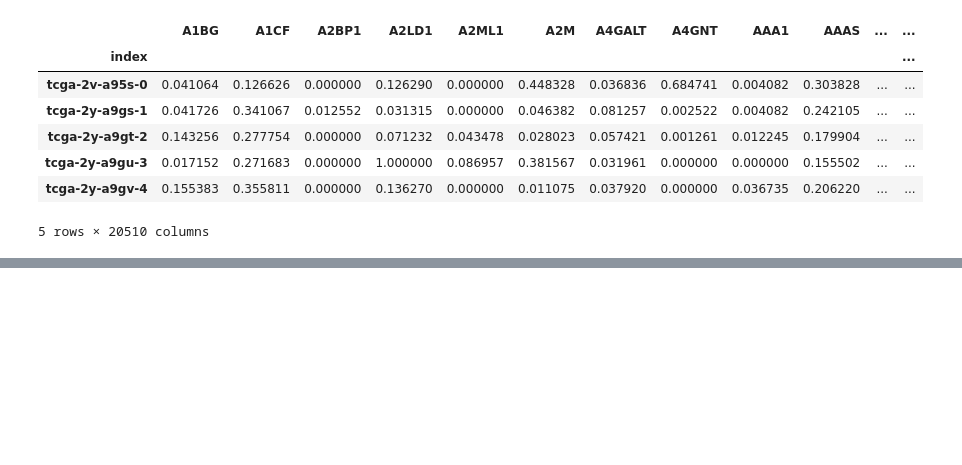
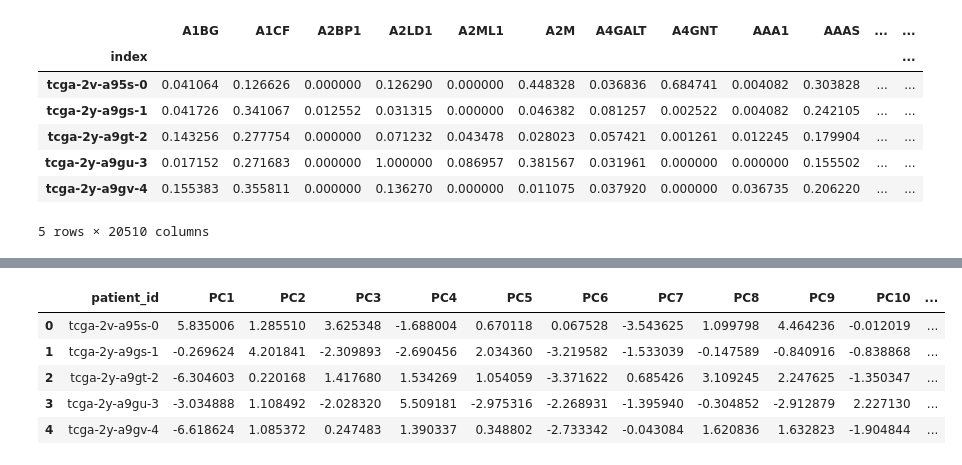
Before and after one commit to sohilsshah91/nyhais-tcga-series-kmeans, a Jupyter notebook: Hacknights_TCGA_MCCV_Sohil.ipynb, the cells around one changed output, grey strips where cells are left out. Cells and saved outputs as stored; diff of their text form; code cells hidden in the pictures; blank space fills up the shorter version.

```diff
--- a/Hacknights_TCGA_MCCV_Sohil.ipynb
+++ b/Hacknights_TCGA_MCCV_Sohil.ipynb
@@ -682,0 +226,20 @@ fig.show()
+# %%
+# Clustering Model building using KMeans and concatenating labels with the corresponding patient
+#from scipy import stats
+from sklearn.cluster import KMeans
+
+kmeans = KMeans(n_clusters=3, random_state=0).fit(principalDfConcat.set_index('index'))
+labels = kmeans.labels_
+
+#Glue back to original data
+principalDfConcat['clusters'] = labels
+
+principalDfConcat.columns= ['patient_id','PC1','PC2','PC3','PC4','PC5','PC6','PC7','PC8','PC9','PC10','clusters']
+principalDfConcat.head()
+# %% [output]
+|  | patient_id | PC1 | PC2 | PC3 | PC4 | PC5 | PC6 | PC7 | PC8 | PC9 | PC10 | ... |
+| 0 | tcga-2v-a95s-0 | 5.835006 | 1.285510 | 3.625348 | -1.688004 | 0.670118 | 0.067528 | -3.543625 | 1.099798 | 4.464236 | -0.012019 | ... |
+| 1 | tcga-2y-a9gs-1 | -0.269624 | 4.201841 | -2.309893 | -2.690456 | 2.034360 | -3.219582 | -1.533039 | -0.147589 | -0.840916 | -0.838868 | ... |
+| 2 | tcga-2y-a9gt-2 | -6.304603 | 0.220168 | 1.417680 | 1.534269 | 1.054059 | -3.371622 | 0.685426 | 3.109245 | 2.247625 | -1.350347 | ... |
+| 3 | tcga-2y-a9gu-3 | -3.034888 | 1.108492 | -2.028320 | 5.509181 | -2.975316 | -2.268931 | -1.395940 | -0.304852 | -2.912879 | 2.227130 | ... |
+| 4 | tcga-2y-a9gv-4 | -6.618624 | 1.085372 | 0.247483 | 1.390337 | 0.348802 | -2.733342 | -0.043084 | 1.620836 | 1.632823 | -1.904844 | ... |
```
Also changed, not shown: parts of 48 cells of this notebook.
